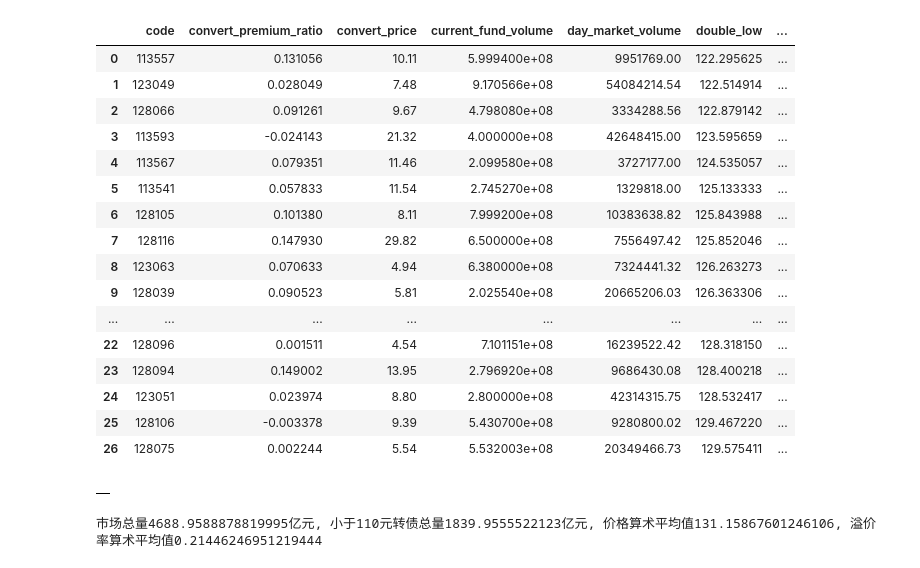
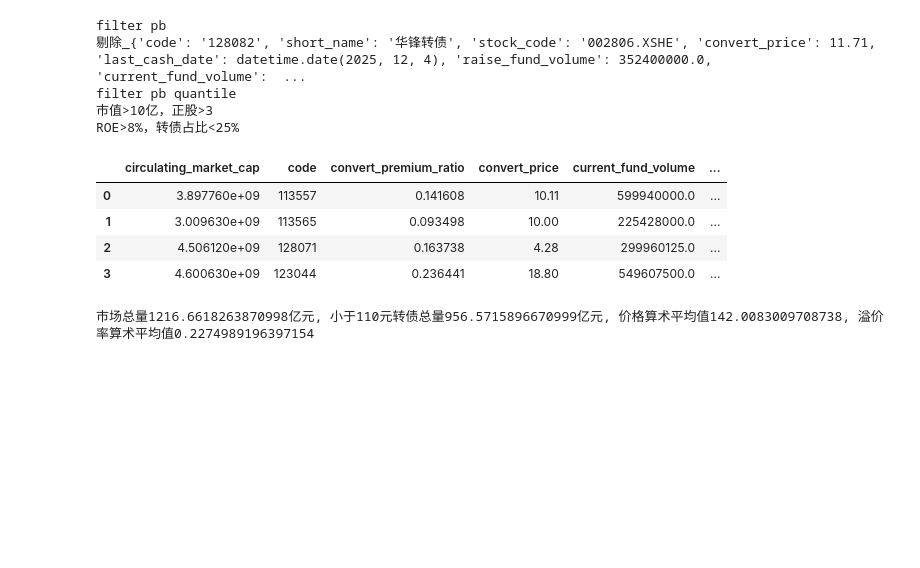
Before and after one commit to uuoopp/kanglong, a Jupyter notebook: qianlong/可转债双低策略v2.ipynb, the cells around one changed output. Cells and saved outputs as stored; diff of their text form; code cells hidden in the pictures; blank space fills up the shorter version.

```diff
--- a/qianlong/可转债双低策略v2.ipynb
+++ b/qianlong/可转债双低策略v2.ipynb
@@ -226,7 +233,7 @@ class StockBeta(object):
             day: datetime.date类型，如果为None，默认代表取当前时间
 
         output:
-            (pe, pb, roe)
+            (pe, pb, roe, circulating_market_cap)
         """
         if not day:
             day = datetime.strptime(self._base_date, '%Y-%m-%d')
@@ -249,9 +256,9 @@ class StockBeta(object):
             else:
                 pe = df['pe_ratio'].size / (1/df['pe_ratio']).sum()
                 pb = df['pb_ratio'].size / (1/df['pb_ratio']).sum()
-            return (pe, pb, pb/pe)
+            return (pe, pb, pb/pe, df['circulating_market_cap'].sum() * pow(10, 8))
         else:
-            return (None, None, None)
+            return (None, None, None, None)
 
     def get_stock_beta_history_factors(self, interval=7):
         """
@@ -283,7 +290,7 @@ class StockBeta(object):
             if(i % interval != 0):
                 continue
 
-            pe, pb, roe = self.get_stock_beta_factor(day)
+            pe, pb, roe, circulating_market_cap = self.get_stock_beta_factor(day)
             if pe and pb and roe:
                 pes.append(pe)
                 pbs.append(pb)
@@ -489,7 +528,7 @@ bond_list = index_bond.get_bonds(base_date)
 =========================
 # %%
-# 先不采用pe, pb百分位筛选
-bond_list_a = DLowStrategy(bond_list, base_date).get_support_bonds()
+# 采用价格过滤
+bond_list_a = DLowStrategy(bond_list, base_date).get_support_bonds(filter_pb=False, filter_pb_pe_quantile=False, filter_price=True)
 pd.DataFrame(bond_list_a)
 # %% [output]
 |  | code | convert_premium_ratio | convert_price | current_fund_volume | day_market_volume | double_low | ... |
@@ -534,35 +591,23 @@ pd.DataFrame(bond_list_b)
 # %%
-# 采用pe, pb百分位筛选
-bond_list_c = DLowStrategy(bond_list, base_date).get_support_bonds(filter_pb=True, filter_pb_pe_quantile=True)
-pd.DataFrame(bond_list_c)
+# 采用最严格的过滤方法: ROE>8%，转债占流通市值<30%，
+bond_list_d = DLowStrategy(bond_list_a, base_date).get_support_bonds(filter_pb=True, filter_pb_pe_quantile=True, filter_strict=True)
+pd.DataFrame(bond_list_d)
 # %% [output]
+filter pb
+剔除_{'code': '128082', 'short_name': '华锋转债', 'stock_code': '002806.XSHE', 'convert_price': 11.71, 'last_cash_date': datetime.date(2025, 12, 4), 'raise_fund_volume': 352400000.0, 'current_fund_volume':  ...
+filter pb quantile
+市值>10亿，正股>3
+ROE>8%，转债占比<25%
-|  | code | convert_premium_ratio | convert_price | current_fund_volume | day_market_volume | double_low | ... |
-| 0 | 113557 | 0.131056 | 10.11 | 5.999400e+08 | 9951769.00 | 122.295625 | ... |
-| 1 | 123049 | 0.028049 | 7.48 | 9.170566e+08 | 54084214.54 | 122.514914 | ... |
-| 2 | 128066 | 0.091261 | 9.67 | 4.798080e+08 | 3334288.56 | 122.879142 | ... |
-| 3 | 113593 | -0.024143 | 21.32 | 4.000000e+08 | 42648415.00 | 123.595659 | ... |
-| 4 | 113567 | 0.079351 | 11.46 | 2.099580e+08 | 3727177.00 | 124.535057 | ... |
-| 5 | 113541 | 0.057833 | 11.54 | 2.745270e+08 | 1329818.00 | 125.133333 | ... |
-| 6 | 128105 | 0.101380 | 8.11 | 7.999200e+08 | 10383638.82 | 125.843988 | ... |
-| 7 | 128116 | 0.147930 | 29.82 | 6.500000e+08 | 7556497.42 | 125.852046 | ... |
-| 8 | 123063 | 0.070633 | 4.94 | 6.380000e+08 | 7324441.32 | 126.263273 | ... |
-| 9 | 128039 | 0.090523 | 5.81 | 2.025540e+08 | 20665206.03 | 126.363306 | ... |
-| ... | ... | ... | ... | ... | ... | ... | ... |
-| 22 | 128096 | 0.001511 | 4.54 | 7.101151e+08 | 16239522.42 | 128.318150 | ... |
-| 23 | 128094 | 0.149002 | 13.95 | 2.796920e+08 | 9686430.08 | 128.400218 | ... |
-| 24 | 123051 | 0.023974 | 8.80 | 2.800000e+08 | 42314315.75 | 128.532417 | ... |
-| 25 | 128106 | -0.003378 | 9.39 | 5.430700e+08 | 9280800.02 | 129.467220 | ... |
-| 26 | 128075 | 0.002244 | 5.54 | 5.532003e+08 | 20349466.73 | 129.575411 | ... |
+|  | circulating_market_cap | code | convert_premium_ratio | convert_price | current_fund_volume | ... |
+| 0 | 3.897760e+09 | 113557 | 0.141608 | 10.11 | 599940000.0 | ... |
+| 1 | 3.009630e+09 | 113565 | 0.093498 | 10.00 | 225428000.0 | ... |
+| 2 | 4.506120e+09 | 128071 | 0.163738 | 4.28 | 299960125.0 | ... |
+| 3 | 4.600630e+09 | 123044 | 0.236441 | 18.80 | 549607500.0 | ... |
-# %%
-# 采用价格过滤
-bond_list_d = DLowStrategy(bond_list, base_date).get_support_bonds(filter_pb=True, filter_pb_pe_quantile=True, filter_price=True)
-pd.DataFrame(bond_list_d)
-# %% [output]
-|  |
 # %%
 bond_list_a_text = pd.DataFrame(bond_list_a).to_html()
 bond_list_b_text = pd.DataFrame(bond_list_b).to_html()
 bond_list_c_text = pd.DataFrame(bond_list_c).to_html()
+bond_list_d_text = pd.DataFrame(bond_list_d).to_html()
 
 
 # 取得几个统计值：市场总量，小于110元转债总量，价格算术平均值，溢价率算术平均值
@@ -580,4 +625,4 @@ send_message_text = "{}\r\n{}\r\n{}\r\n{}\r\n{}\r\n{}\r\n".format(
     bond_list_a_text, split_text, bond_list_b_text, bond_list_c_text, split_text, total_market_text)
 #print(send_message_text)
 # %% [output]
-市场总量4688.9588878819995亿元, 小于110元转债总量1839.9555522123亿元, 价格算术平均值131.15867601246106, 溢价率算术平均值0.21446246951219444
+市场总量1216.6618263870998亿元, 小于110元转债总量956.5715896670999亿元, 价格算术平均值142.0083009708738, 溢价率算术平均值0.2274989196397154
```
Also changed, not shown: parts of 6 cells of this notebook.
